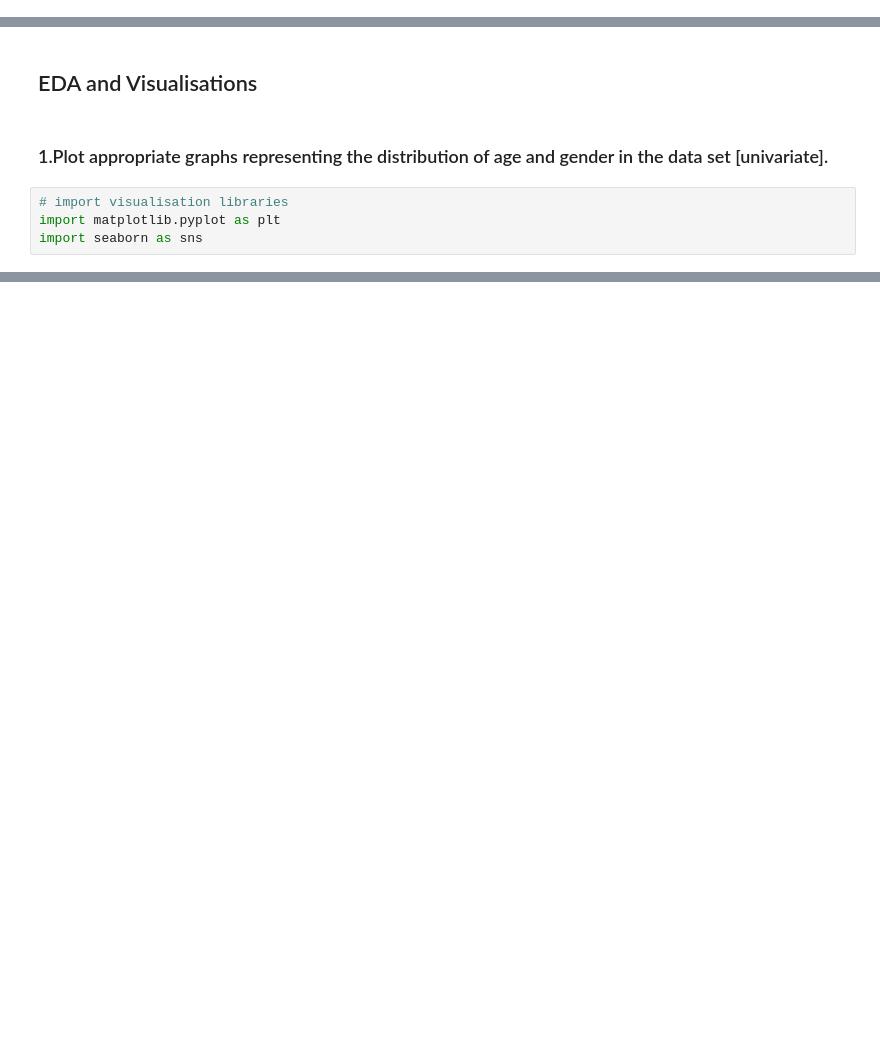
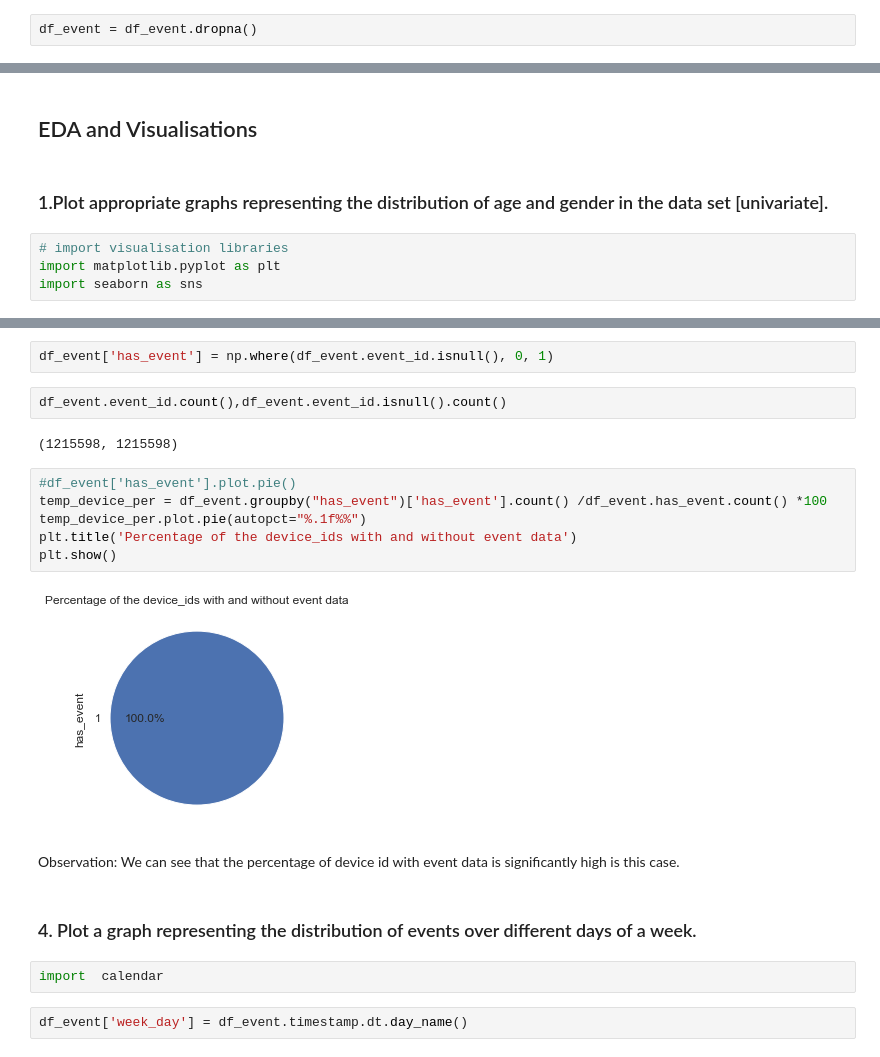
Before and after one commit to SinghChandrabhan/capstone, a Jupyter notebook: 1_Initial/initial.ipynb, the cells around one changed output, grey strips where cells are left out. Cells and saved outputs as stored; diff of their text form; blank space fills up the shorter version.

```diff
--- a/1_Initial/initial.ipynb
+++ b/1_Initial/initial.ipynb
@@ -51,5 +69,7 @@ df_event.timestamp = pd.to_datetime(df_event.timestamp)
 df_event.event_id = pd.to_numeric(df_event.event_id, errors='coerce')
 df_event.longitude = pd.to_numeric(df_event.longitude, errors='coerce')
 df_event.latitude  = pd.to_numeric(df_event.latitude, errors='coerce')
+# %%
+df_event = df_event.dropna()
 # %%
 df_event.dtypes
@@ -123,0 +171,22 @@ plt.show()
+# %%
+df_event['has_event'] = np.where(df_event.event_id.isnull(), 0, 1)
+# %%
+df_event.event_id.count(),df_event.event_id.isnull().count()
+# %% [output]
+(1215598, 1215598)
+# %%
+#df_event['has_event'].plot.pie()
+temp_device_per = df_event.groupby("has_event")['has_event'].count() /df_event.has_event.count() *100
+temp_device_per.plot.pie(autopct="%.1f%%")
+plt.title('Percentage of the device_ids with and without event data')
+plt.show()
+# %% [output]
+[figure, added]
+# %% [markdown]
+Observation: We can see that the percentage of device id with event data is significantly high is this case.
+# %% [markdown]
+### 4. Plot a graph representing the distribution of events over different days of a week.
+# %%
+import  calendar
+# %%
+df_event['week_day'] = df_event.timestamp.dt.day_name()
```
Also changed, not shown: parts of 71 cells of this notebook, 3 other files.
